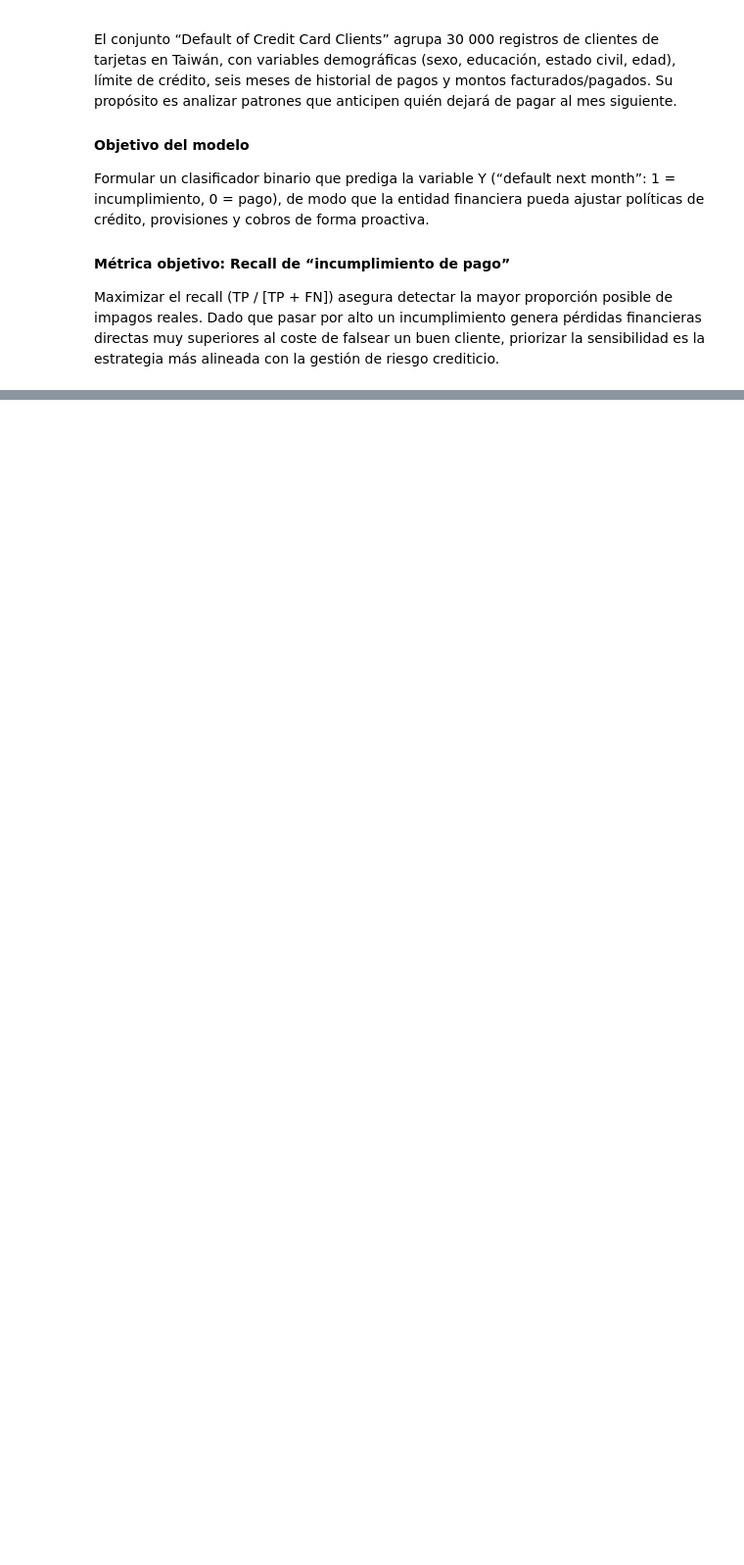
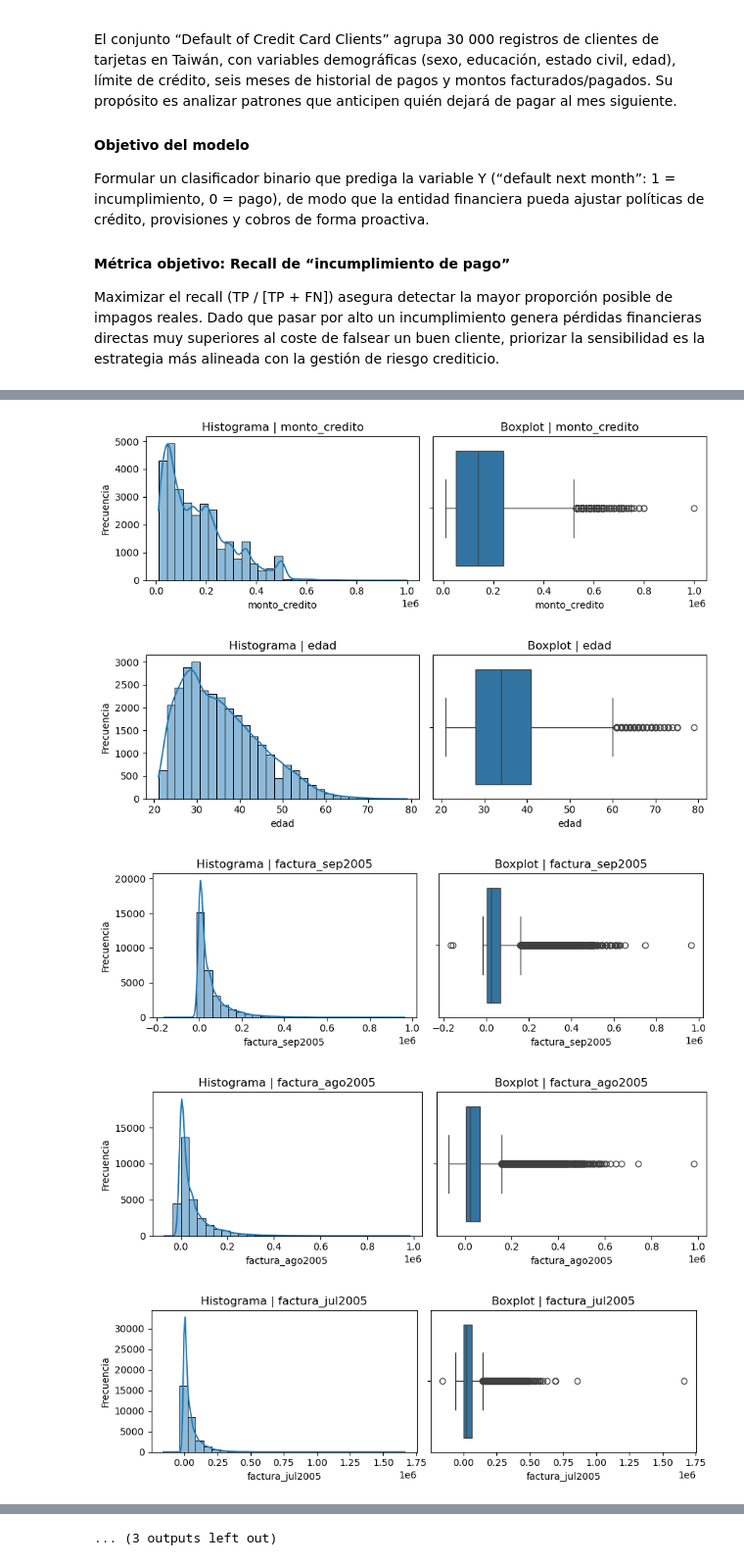
Before and after one commit to sgurdian/ml_default_credit_card_clients, a Jupyter notebook: notebooks/ml_project_DCCC.ipynb, the cells around one changed output, grey strips where cells are left out. Shown at 98% size. Drawn from its saved outputs; the diff is of its cells as text; code cells hidden in the pictures; blank space fills up the shorter version.

```diff
--- a/notebooks/ml_project_DCCC.ipynb
+++ b/notebooks/ml_project_DCCC.ipynb
@@ -328,0 +344,36 @@ plt.show()
+# %%
+# Análisis univariado de variables numéricas
+
+# Separando variable objetivo
+
+y = df_limpio['incumplimiento']                            # target
+X = df_limpio.drop(columns=['incumplimiento','cliente_id']) # resto de variables
+
+# Seleccionando todas las columnas numéricas
+num_vars = X.select_dtypes(include='number').columns
+
+# Bucle de visualización
+
+for col in num_vars:
+    # Crear figura con histograma + boxplot en la misma fila
+    fig, axes = plt.subplots(1, 2, figsize=(9, 3))
+
+    # Histograma con KDE
+    sns.histplot(X[col], bins=30, kde=True, ax=axes[0])
+    axes[0].set_title(f'Histograma | {col}')
+    axes[0].set_xlabel(col)
+    axes[0].set_ylabel('Frecuencia')
+
+    # Boxplot horizontal
+    sns.boxplot(x=X[col], ax=axes[1])
+    axes[1].set_title(f'Boxplot | {col}')
+    axes[1].set_xlabel(col)
+
+    plt.tight_layout()
+    plt.show()
+# %% [output]
+[figure, added]
+[figure, added]
+[figure, added]
+[figure, added]
+[figure, added]
@@ -328,0 +387 @@ plt.show()
+... (3 outputs left out)
```
Also changed, not shown: parts of 18 cells of this notebook.
